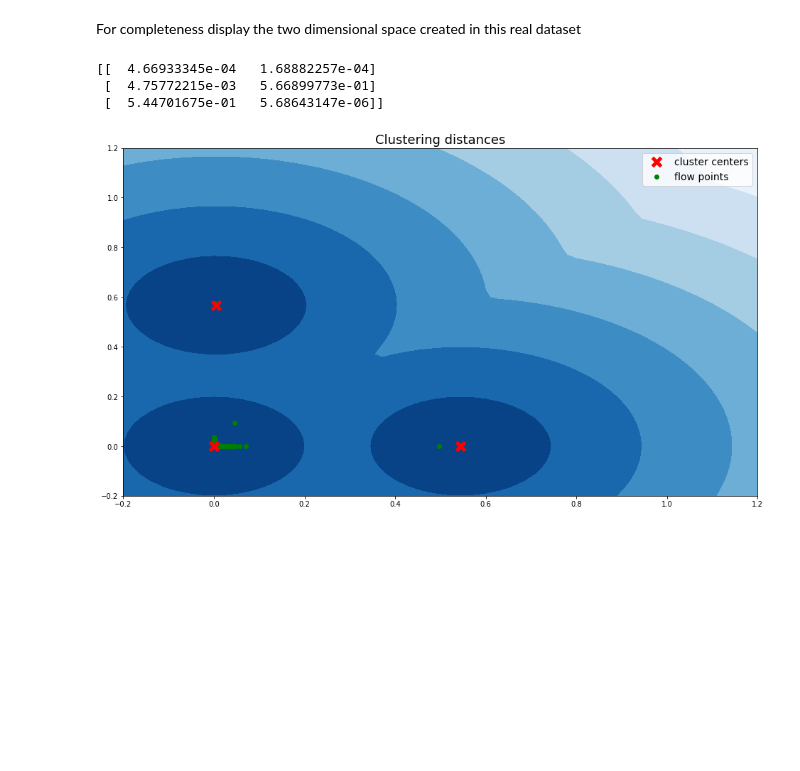
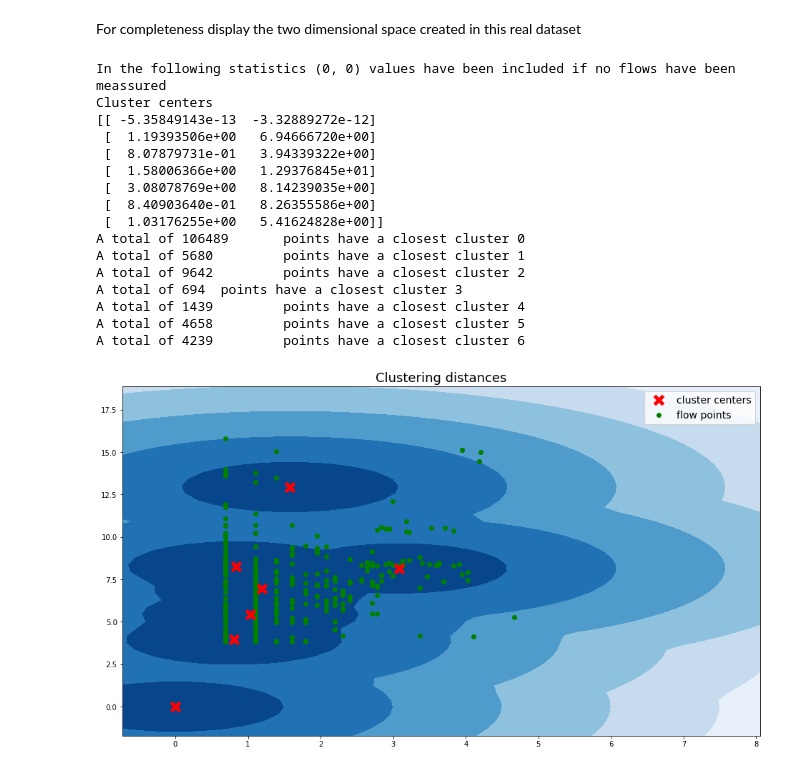
Before and after one commit to SotirisAnagnostidis/onlineAnomalyDetection, a Jupyter notebook: diploma/Progression.ipynb, the cells around one changed output. Drawn from its saved outputs; the diff is of its cells as text; code cells hidden in the pictures; blank space fills up the shorter version.

Commit message:
Kmeans

```diff
--- a/diploma/Progression.ipynb
+++ b/diploma/Progression.ipynb
@@ -324,7 +324,7 @@ From the file flows.txt the first 100,000 lines will be initially used
 # %%
 N = 20000
 
-df_N = pd.read_csv('../../../diploma/multi-source-syber-security-events/flows.txt', header=None, nrows=100000)
+df_N = pd.read_csv('../../../diploma/multi-source-syber-security-events/flows.txt', header=None, nrows=N)
 # %%
 df_N.columns = ['time', 'duration', 'source computer', 'source port', 'destination computer',
               'destination port', 'protocol', 'packet count', 'byte count']
@@ -342,6 +342,9 @@ df_N.head()
 | 1 | 0 | C14909 | N8192 | C5720 | 2049 | 6 | ... |
 # %%
 from sklearn.preprocessing import MinMaxScaler
+
+def scale(x):
+    return np.log(x + 1)
 
 def get_data_by_dataframe(df, size_of_bin_seconds=50):
     """
@@ -359,23 +362,24 @@ def get_data_by_dataframe(df, size_of_bin_seconds=50):
     data.columns = ['number of flows']
     data['mean(byte count)'] = groups.mean().values
 
+    """
     scaler = MinMaxScaler()
 
     # to all data append [0, 0] so that [0, 0] is the mapped to [0, 0] with our new scaler
     scaler.fit(np.append(data.values, np.array([[0, 0]]), axis=0))
-
+    """
     data_by_host = {}
 
     for host in hosts:
         for i in range(len(bins) - 1):
             try:
-                values = scaler.transform([data.loc[(i + 1, host)].values])
+                values = scale(data.loc[(i + 1, host)].values)
             except:
-                values = scaler.transform([np.array([0, 0])])
+                values = scale(np.array([0, 0]))
             if i == 0:
-                data_by_host[host] = np.array(values)
+                data_by_host[host] = np.array([values])
             else:
-                data_by_host[host] = np.append(data_by_host[host], np.array(values), axis=0)
+                data_by_host[host] = np.append(data_by_host[host], np.array([values]), axis=0)
 
     return data_by_host, hosts
 
@@ -387,38 +391,69 @@ import itertools
 from sklearn.cluster import KMeans
 
 all_data_N = list(itertools.chain(*list(data_by_host_N.values())))
 
-kmeans_N = KMeans(n_clusters=3, random_state=0).fit(all_data_N)
+n_clusters = 7
+kmeans_N = KMeans(n_clusters=n_clusters, random_state=0).fit(all_data_N)
 
+print('In the following statistics (0, 0) values have been included if no flows have been meassured')
+print('Cluster centers')
 print(kmeans_N.cluster_centers_)
 
+closest_cluster = kmeans_N.predict(all_data_N)
+
+for i in range(n_clusters):
+    cluster_i = np.where(closest_cluster == i)
+    print('A total of', len(cluster_i[0]), '\tpoints have a closest cluster', i)
+
+
+all_data_N_min = np.min(all_data_N, axis=0)
+all_data_N_max = np.max(all_data_N, axis=0)
+len_x = all_data_N_max[0] - all_data_N_min[0]
+len_y = all_data_N_max[1] - all_data_N_min[1]
+limits_x = [all_data_N_min[0] - 0.1 * len_x, all_data_N_max[0] + 0.1 * len_x]
+limits_y = [all_data_N_min[1] - 0.1 * len_y, all_data_N_max[1] + 0.1 * len_y]
+
 # plot the level sets of the decision function
-xx, yy = np.meshgrid(np.linspace(-0.2, 1.2, 50), np.linspace(-0.2, 1.2, 50))
+xx, yy = np.meshgrid(np.linspace(limits_x[0], limits_x[1], 50),
+                     np.linspace(limits_y[0], limits_y[1], 50))
 #Z = clf._decision_function(np.c_[xx.ravel(), yy.ravel()])
 Z = distance_to_closest_cluster(np.c_[xx.ravel(), yy.ravel()], kmeans_N)
 Z = Z.reshape(xx.shape)
 
 plt.title("Clustering distances", fontsize=18)
 plt.contourf(xx, yy, Z, cmap=plt.cm.Blues_r)
 
 
 # randomly scatter some only points
 choices = np.random.choice(len(all_data_N), 5000)
 
 for choice in choices:
     point = all_data_N[choice]
     b = plt.scatter(point[0], point[1], color='green', marker='o')
 
 for center in kmeans_N.cluster_centers_:
     a = plt.scatter(center[0], center[1], color='red', marker='x', s=150, linewidth=5)
 
 plt.axis('tight')
-plt.xlim(-0.2,1.2)
-plt.ylim(-0.2,1.2)
+plt.xlim(limits_x)
+plt.ylim(limits_y)
 plt.legend([a, b], ["cluster centers","flow points"], fontsize=14)
 plt.show()
 # %% [output]
-[[  4.66933345e-04   1.68882257e-04]
- [  4.75772215e-03   5.66899773e-01]
- [  5.44701675e-01   5.68643147e-06]]
+In the following statistics (0, 0) values have been included if no flows have been meassured
+Cluster centers
+[[ -5.35849143e-13  -3.32889272e-12]
+ [  1.19393506e+00   6.94666720e+00]
+ [  8.07879731e-01   3.94339322e+00]
+ [  1.58006366e+00   1.29376845e+01]
+ [  3.08078769e+00   8.14239035e+00]
+ [  8.40903640e-01   8.26355586e+00]
+ [  1.03176255e+00   5.41624828e+00]]
+A total of 106489       points have a closest cluster 0
+A total of 5680         points have a closest cluster 1
+A total of 9642         points have a closest cluster 2
+A total of 694  points have a closest cluster 3
+A total of 1439         points have a closest cluster 4
+A total of 4658         points have a closest cluster 5
+A total of 4239         points have a closest cluster 6
-[figure, old version]
+[figure, new version]
```
Also changed, not shown: parts of 3 cells of this notebook.
